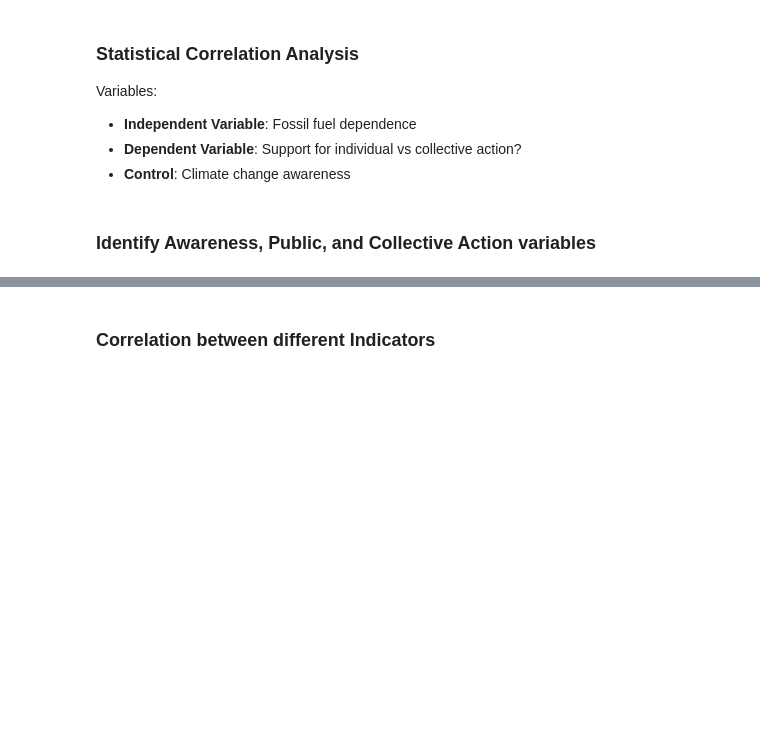
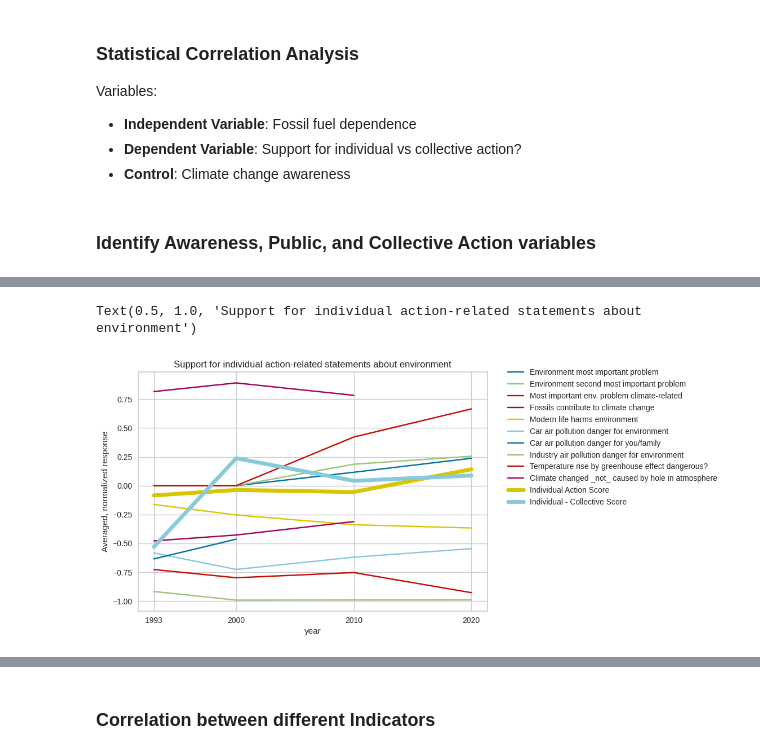
Before and after one commit to Laurin-W/foundations-final-project, a Jupyter notebook: main_notebook.ipynb, the cells around one changed output, grey strips where cells are left out. Saved outputs shown, nothing was run; the diff lists cells and outputs as text; code cells hidden in the pictures; blank space fills up the shorter version.

```diff
--- a/main_notebook.ipynb
+++ b/main_notebook.ipynb
@@ -470,0 +510,6 @@ plt.legend(loc=(1.05, 0.425))
+# %%
+plot_scores(survey_df, list(awareness_questions_weights.keys()), ['score_individual_action', 'score_indiv_minus_collective'], column_labels)
+plt.title("Support for individual action-related statements about environment")
+# %% [output]
+Text(0.5, 1.0, 'Support for individual action-related statements about environment')
+[figure, added]
```
Also changed, not shown: parts of 20 cells of this notebook.
